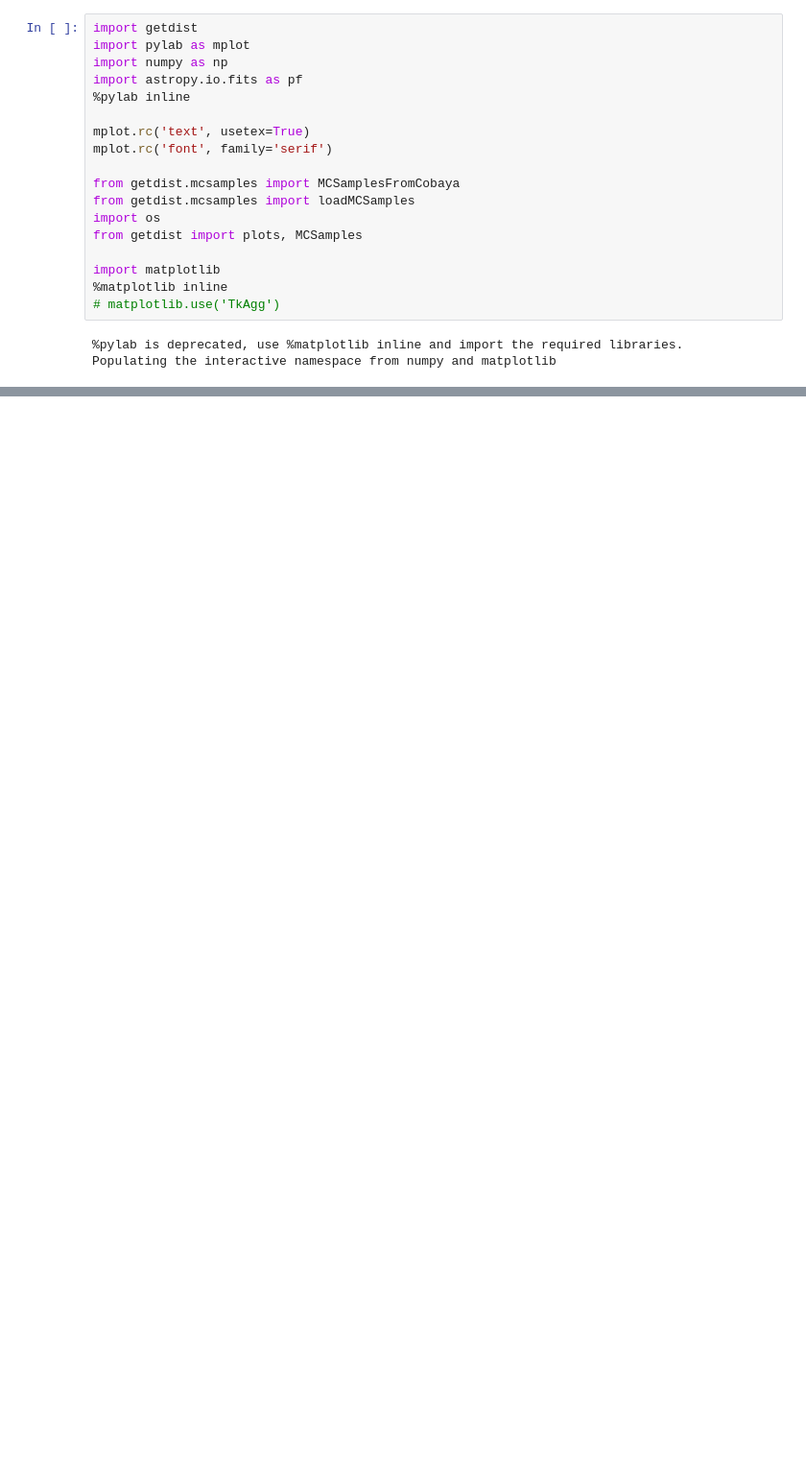
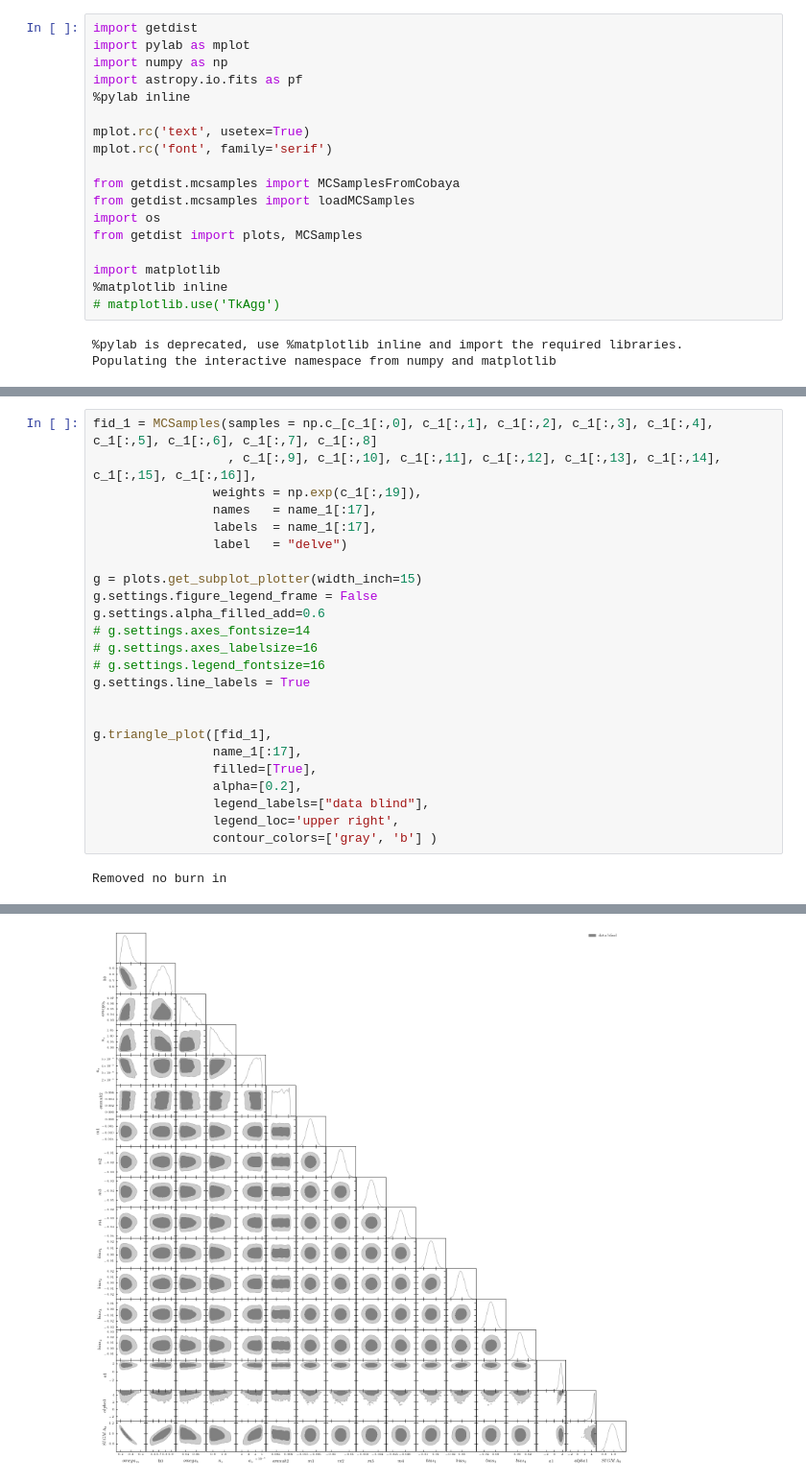
Before and after one commit to delve-survey/CosmicShearCosmosis, a Jupyter notebook: notebooks/PlotChains.ipynb, the cells around one changed output, grey strips where cells are left out. Shown: that part at 96% size. Cells and saved outputs as stored; diff of their text form; blank space fills up the shorter version.

```diff
--- a/notebooks/PlotChains.ipynb
+++ b/notebooks/PlotChains.ipynb
@@ -97,0 +125,26 @@ Removed no burn in
+# %%
+fid_1 = MCSamples(samples = np.c_[c_1[:,0], c_1[:,1], c_1[:,2], c_1[:,3], c_1[:,4], c_1[:,5], c_1[:,6], c_1[:,7], c_1[:,8]
+                  , c_1[:,9], c_1[:,10], c_1[:,11], c_1[:,12], c_1[:,13], c_1[:,14], c_1[:,15], c_1[:,16]],
+                weights = np.exp(c_1[:,19]),
+                names   = name_1[:17],
+                labels  = name_1[:17],
+                label   = "delve")
+
+g = plots.get_subplot_plotter(width_inch=15)
+g.settings.figure_legend_frame = False
+g.settings.alpha_filled_add=0.6
+# g.settings.axes_fontsize=14
+# g.settings.axes_labelsize=16
+# g.settings.legend_fontsize=16
+g.settings.line_labels = True
+
+
+g.triangle_plot([fid_1],
+                name_1[:17],
+                filled=[True],
+                alpha=[0.2],
+                legend_labels=["data blind"],
+                legend_loc='upper right',
+                contour_colors=['gray', 'b'] )
+# %% [output]
+Removed no burn in
@@ -97,0 +152 @@ Removed no burn in
+[figure, added]
```
Also changed, not shown: parts of 11 cells of this notebook, 2 other files.
